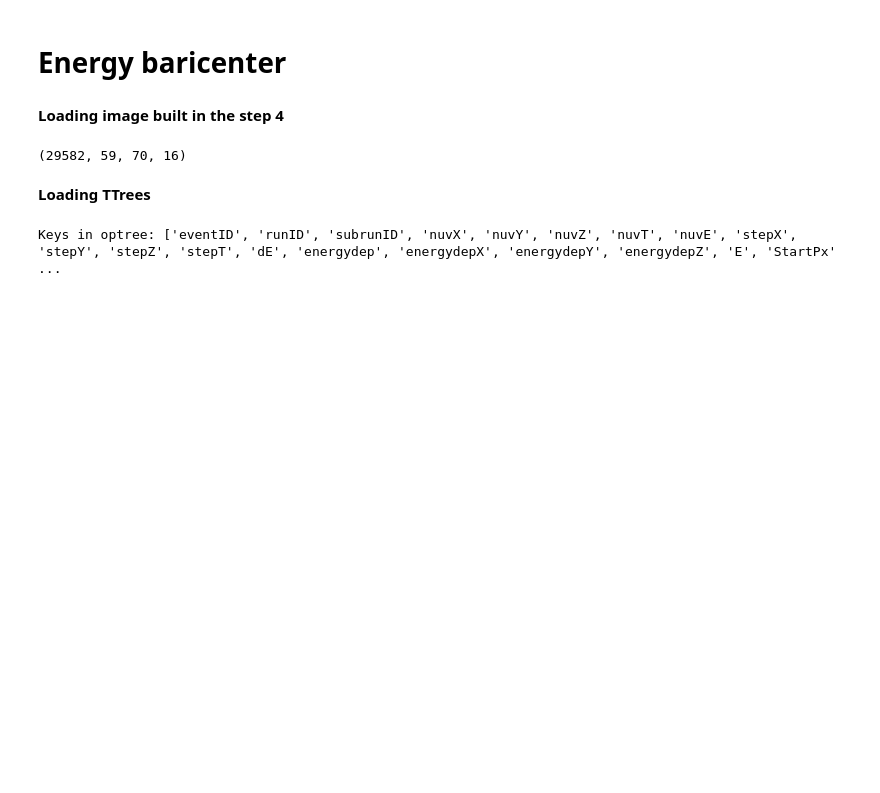
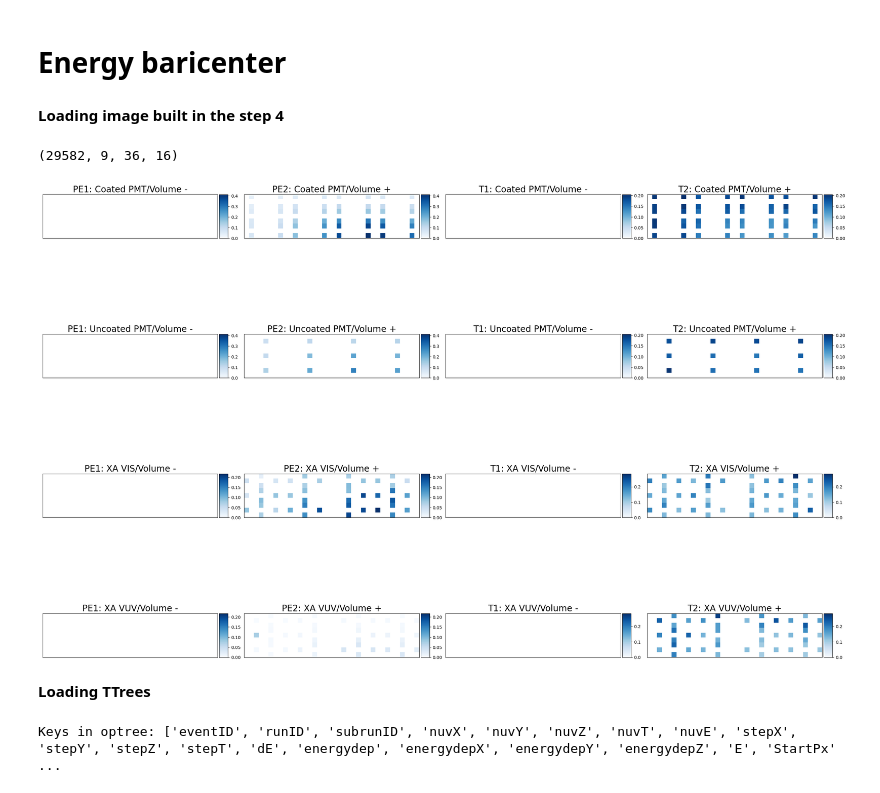
Before and after one commit to CIEMAT-Neutrino/AI_nuvT, a Jupyter notebook: 6_Regression_Ebaricenter_NN.ipynb, the cells around one changed output. Cells and saved outputs as stored; diff of their text form; code cells hidden in the pictures; blank space fills up the shorter version.

```diff
--- a/6_Regression_Ebaricenter_NN.ipynb
+++ b/6_Regression_Ebaricenter_NN.ipynb
@@ -5,11 +5,32 @@ from imports import *
 # %% [markdown]
 **Loading image built in the step 4**
 # %%
-image = np.load("/data/vidales/images/image_realistic_4comp.npy")
+image = np.load("/data/vidales/images/image_compressed_4comp.npy")
 # %%
 print(np.shape(image))
 # %% [output]
-(29582, 59, 70, 16)
+(29582, 9, 36, 16)
+# %%
+labels_4comp = [
+        "PE1: Coated PMT/Volume -", "PE2: Coated PMT/Volume +", "T1: Coated PMT/Volume -", "T2: Coated PMT/Volume +",
+        "PE1: Uncoated PMT/Volume -", "PE2: Uncoated PMT/Volume +", "T1: Uncoated PMT/Volume -", "T2: Uncoated PMT/Volume +",
+        "PE1: XA VIS/Volume -", "PE2: XA VIS/Volume +", "T1: XA VIS/Volume -", "T2: XA VIS/Volume +",
+        "PE1: XA VUV/Volume -", "PE2: XA VUV/Volume +", "T1: XA VUV/Volume -", "T2: XA VUV/Volume +"
+    ]
+
+groups_4comp = [
+        [0, 1, 4, 5],    # First group
+        [2, 3, 6, 7],    # Second group
+        [8, 9, 12, 13],  # Third group
+        [10, 11, 14, 15] # Fourth group
+    ]
+
+grid_4comp =(4,4)
+event_idx=10050
+
+plot_image(image, event_idx, labels_4comp, groups_4comp, grid_4comp, figsize=(26, 20), show_colorbar=True)
+# %% [output]
+[figure, added]
 # %% [markdown]
 **Loading TTrees**
 # %%
```
Also changed, not shown: parts of 18 cells of this notebook, 5 other files.
